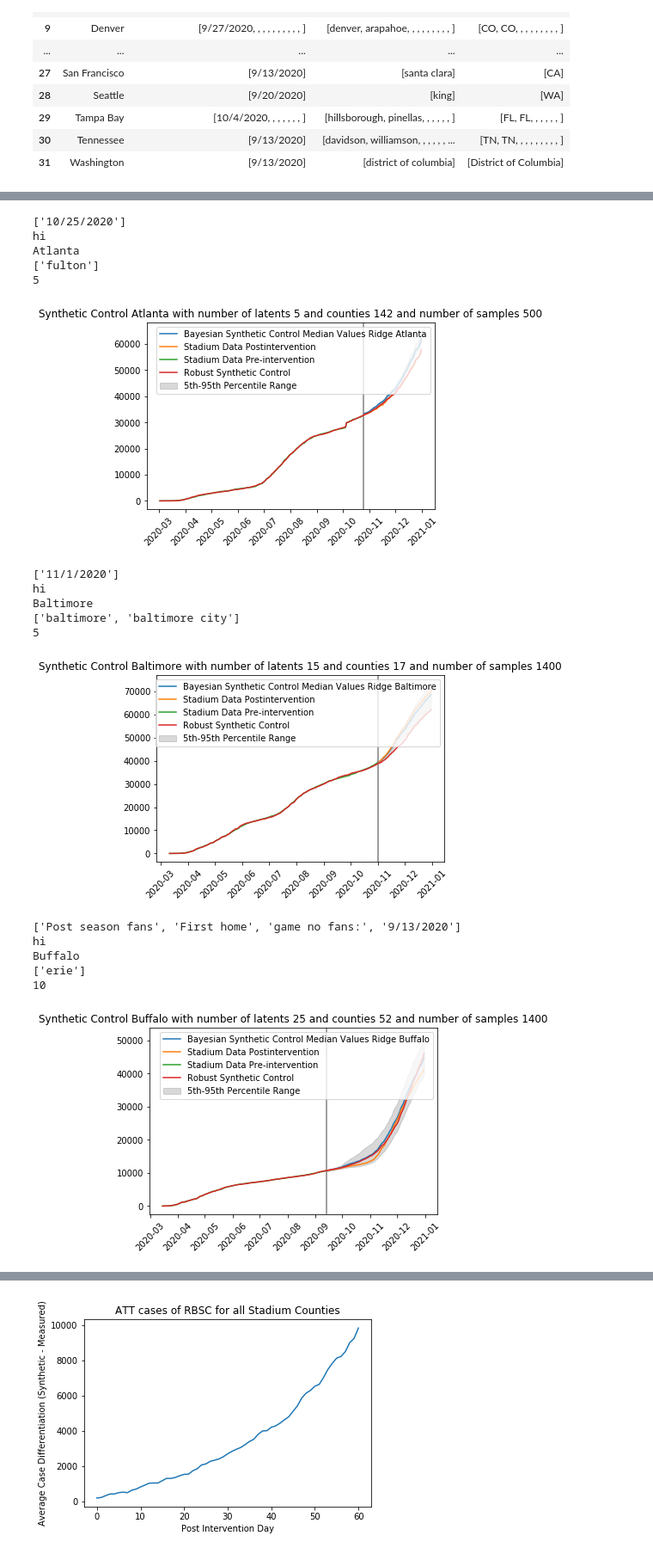
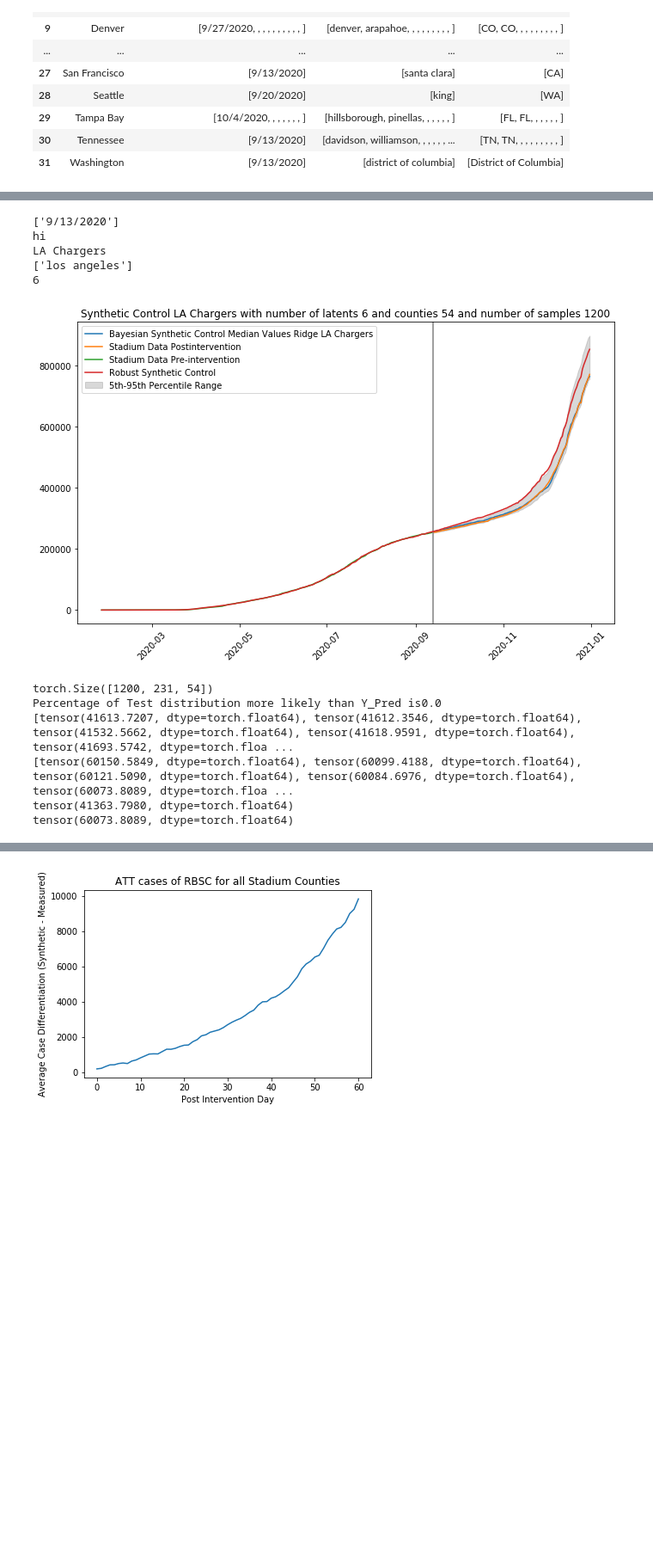
Before and after one commit to Joshuashou/Synthetic-Control-Paper-Model, a Jupyter notebook: Synth_Control_Draft.ipynb, the cells around one changed output, grey strips where cells are left out. Shown: that part at 86% size. Drawn from its saved outputs; the diff is of its cells as text; code cells hidden in the pictures; blank space fills up the shorter version.

Commit message:
training edits

```diff
--- a/Synth_Control_Draft.ipynb
+++ b/Synth_Control_Draft.ipynb
@@ -454,7 +454,7 @@ def create_synthetic_graph(team_name_str, stadium_county_str, state_str, interve
 
     assert predictions.shape[0] == total_Y.shape[0]
 
-    if show_plot == True:
+    if show_plot:
 
         #Plot Hamilton_synthetic along with actual Hamilton data past 10/4 results.
         fig, ax = plt.subplots()
@@ -1314,65 +1321,54 @@ def bayesian_SC_graph_pre_loaded(team_county_data, calculate_ATT = False): #Diff
     count = 0
     for i, (team, county, state, date) in enumerate(team_county_data):
         #if team in ['Cincinnati', 'Cleveland', 'Carolina', 'Atlanta', 'Denver', 'Kansas City', 'Minnesota', 'Philadelphia', 'Seattle', 'San Francisco', 'Tennessee']:
-        if team != 'Arizona' and team != 'Washington': #Arizona data not included
+        if team == 'LA Chargers': #Arizona data not included
             count += 1
 
             g_samples = torch.from_numpy(np.load(f'Trained_Samples/{team}_g_samples.npy'))
-            #f_samples = torch.from_numpy(np.load(f'Trained_Samples/{team}_f_samples.npy'))
+            f_samples = torch.from_numpy(np.load(f'Trained_Samples/{team}_f_samples.npy'))
 
             x_train, y_train, x_test, y_test, dates = get_training_data(team,county ,state, date, True, 0)
 
             x_train, y_train, x_test, y_test = torch.tensor(x_train.values),torch.tensor(y_train.values), torch.tensor(x_test.values), torch.tensor(y_test.values)
             synthetic_control_training = torch.cat((x_train, torch.unsqueeze(y_train,1)), dim=1)
             synthetic_control_training = synthetic_control_training.clamp(min=0)
 
             synthetic_control_training = synthetic_control_training.clamp(min=0)
             RBSC_results = create_synthetic_graph(team, county, state, date, False, -1)
 
-            deconfounders_ridge = Poisson_synthetic_control(g_samples, x_train, y_train, x_test, y_test, dates, team, RBSC_results, regression_type='Ridge', save_fig = False)
+            deconfounders_ridge = Poisson_synthetic_control(g_samples, x_train, y_train, x_test, y_test, dates, team, RBSC_results, regression_type='Ridge', save_fig = True, show_plot = True)
             #deconfounders_lasso = Poisson_synthetic_control(g_samples, x_train, y_train, x_test, y_test, dates, team, RBSC_results, regression_type='Lasso')
 
-            #post_check = posterior_predictive_check(f_samples @ g_samples, synthetic_control_training.round().to(torch.int64),'Poisson')
+            post_check = posterior_predictive_check(f_samples @ g_samples, synthetic_control_training.round().to(torch.int64),'Poisson')
 
             if calculate_ATT:
                 ATT_RBSC_list.append(RBSC_results[-len(y_test):] - y_test.numpy())
                 ATT_Bayesian_list.append(deconfounders_ridge[-len(y_test):] - y_test.numpy())
-
-
-    ####
-    #ATT values should be subtracted from the actual values lol, not just added directly
-    ###
 
 
     min_len = min(len(lst) for lst in ATT_RBSC_list)
     truncated_lists = [lst[:min_len] for lst in ATT_RBSC_list]
     RBSC_T= np.array(truncated_lists).T
     ATT_RBSC = np.mean(RBSC_T, axis=1)
 
     min_len = min(len(lst) for lst in ATT_Bayesian_list)
     truncated_lists = [lst[:min_len] for lst in ATT_Bayesian_list]
     Bayesian_transposed= np.array(truncated_lists).T
     ATT_Bayesian = np.mean(Bayesian_transposed, axis=1)
 
     return ATT_RBSC, ATT_Bayesian# ATT_Bayesian, ATT_RBSC
 
 ATT_RBSC, ATT_Bayesian = bayesian_SC_graph_pre_loaded(zipped_input, True)
 # %% [output]
-['10/25/2020']
+['9/13/2020']
 hi
-Atlanta
-['fulton']
-5
+LA Chargers
+['los angeles']
+6
-[figure, old version]
+[figure, new version]
-['11/1/2020']
-hi
-Baltimore
-['baltimore', 'baltimore city']
-5
+torch.Size([1200, 231, 54])
+Percentage of Test distribution more likely than Y_Pred is0.0
+[tensor(41613.7207, dtype=torch.float64), tensor(41612.3546, dtype=torch.float64), tensor(41532.5662, dtype=torch.float64), tensor(41618.9591, dtype=torch.float64), tensor(41693.5742, dtype=torch.floa ...
+[tensor(60150.5849, dtype=torch.float64), tensor(60099.4188, dtype=torch.float64), tensor(60121.5090, dtype=torch.float64), tensor(60084.6976, dtype=torch.float64), tensor(60073.8089, dtype=torch.floa ...
+tensor(41363.7980, dtype=torch.float64)
+tensor(60073.8089, dtype=torch.float64)
-[figure, removed]
-['Post season fans', 'First home', 'game no fans:', '9/13/2020']
-hi
-Buffalo
-['erie']
-10
-[figure, removed]
```
Also changed, not shown: parts of 10 cells of this notebook, 1 other file.
